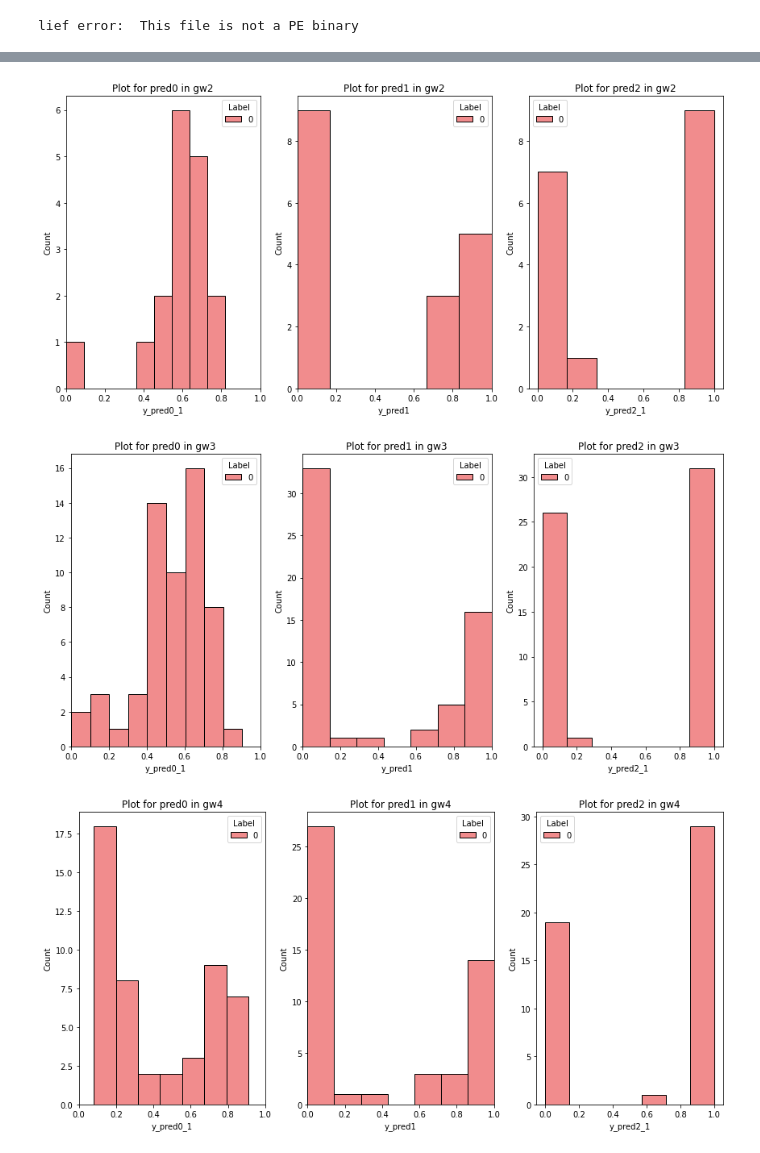
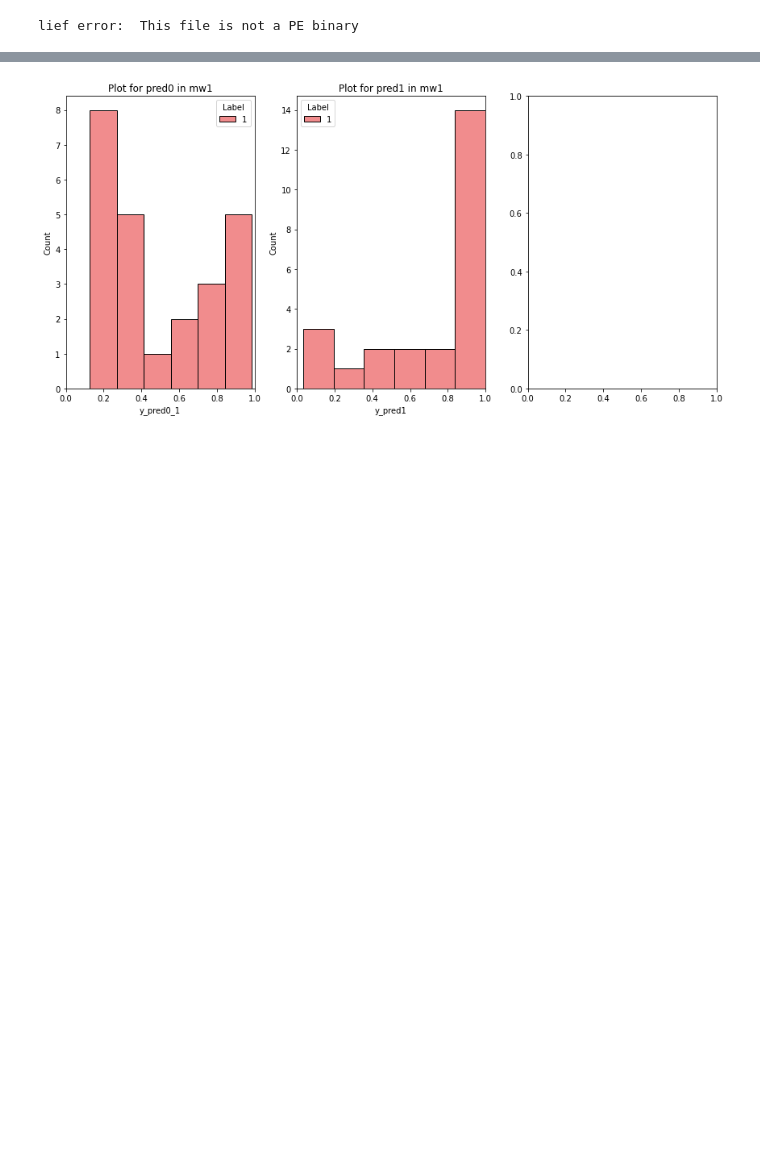
Before and after one commit to jwonnyleaf/csce689-competition, a Jupyter notebook: defender/notebooks/test_local.ipynb, the cells around one changed output, grey strips where cells are left out. Saved outputs shown, nothing was run; the diff lists cells and outputs as text; code cells hidden in the pictures; blank space fills up the shorter version.

```diff
--- a/defender/notebooks/test_local.ipynb
+++ b/defender/notebooks/test_local.ipynb
@@ -202,6 +204,6 @@ features_data, header = extract_features(data)
 # %%
-clf = joblib.load("../models/malware_classifier_v2.joblib")
-features = pickle.load(open("../models/features.pkl", "rb"))
+clf = joblib.load("../models/rf_ember_subset.joblib")
+# features = pickle.load(open("../models/features.pkl", "rb"))
 clf.predict_proba(features_data)
 # pe_features = np.array([features_data[feature] for feature in features])
 # y_pred = clf.predict_proba([pe_features])
@@ -227,5 +229,5 @@ model.load_state_dict(torch.load(weight_path))
 model.to(device)
 model.eval()
 input = torch.tensor(header).unsqueeze(0).to(device)
-y_pred2 = sigmoid(model(input))
+y_pred2 = torch.sigmoid(model(input))
 # %% [markdown]
@@ -402,4 +405,4 @@ NameError: name 'df' is not defined
 # %%
-df = pd.read_csv("all_reults_v2.csv", index_col=0)
+df = pd.read_csv("all_reults_v4.csv", index_col=0)
 df.head()
 # %% [output]
@@ -428,12 +414,0 @@ df[df['Dataset']=='gw6']
-# %%
-def pipeline(malconv, rf):
-    if malconv > 0.5 :
-        return 1
-    elif rf > 0.5:
-        return 1
-    else:
-        return 0
-
-
-df['pipeline'] = df.apply(lambda x: pipeline(x['y_pred1'], x['y_pred0_1']), axis=1)
-df.head()
@@ -480,15 +494,16 @@ df_viz = df
 # Adding new columns for predicted labels
 df_viz['pred0_label'] = df_viz[['y_pred0_0', 'y_pred0_1']].idxmax(axis=1).apply(lambda x: int(x[-1]))
 df_viz['pred1_label'] = (df_viz['y_pred1'] > 0.5).astype(int)
-df_viz['pred2_label'] = df_viz[['y_pred2_0', 'y_pred2_1']].idxmax(axis=1).apply(lambda x: int(x[-1]))
+# df_viz['pred2_label'] = df_viz[['y_pred2_0', 'y_pred2_1']].idxmax(axis=1).apply(lambda x: int(x[-1]))
 
 
 # Adding columns for correctness
 df_viz['correct_pred0'] = (df_viz['pred0_label'] == df_viz['Label']).astype(int)
 df_viz['correct_pred1'] = (df_viz['pred1_label'] == df_viz['Label']).astype(int)
-df_viz['correct_pred2'] = (df_viz['pred2_label'] == df_viz['Label']).astype(int)
+# df_viz['correct_pred2'] = (df_viz['pred2_label'] == df_viz['Label']).astype(int)
 
-datasets = df_viz['Dataset'].unique()
+# datasets = df_viz['Dataset'].unique()
+datasets = ["mw1"]
 for dataset in datasets:
     plt.figure(figsize=(12, 6))
 
@@ -503,38 +518,36 @@ for dataset in datasets:
     #                 palette='Set1', markers=True, legend='full')
     # col_name = 'y_pred0_0' if "gw" in dataset else 'y_pred0_1'
     sns.histplot(data=data_subset, x='y_pred0_1', hue='Label', palette='Set1', fill=True)
     plt.title(f'Plot for pred0 in {dataset}')
     # plt.xlabel('Benign Probability')
     # plt.ylabel('Malware Probability')
     plt.xlim(0, 1)  # Set the x-axis limits from 0 to 1
     # plt.ylim(0, 1)  # Set the y-axis limits from 0 to 1
 
     plt.subplot(1, 3, 2)
     # sns.scatterplot(data=data_subset, x='y_pred0_0', y='y_pred0_1', hue='correct_pred0', style='Dataset',
     #                 palette='Set1', markers=True, legend='full')
     # col_name = 'y_pred1_0' if "gw" in dataset else 'y_pred0_1'
     # plt.xlabel('Benign Probability')
     # plt.ylabel('Malware Probability')
     sns.histplot(data=data_subset, x='y_pred1', hue='Label', palette='Set1', fill=True)
     plt.title(f'Plot for pred1 in {dataset}')
     plt.xlim(0, 1)  # Set the x-axis limits from 0 to 1
     # plt.ylim(0, 1)  # Set the y-axis limits from 0 to 1
 
     # # Plot for pred2
     plt.subplot(1, 3, 3)
     # # col_name = 'y_pred2_0' if "gw" in dataset else 'y_pred2_1'
     # # sns.scatterplot(data=data_subset, x='y_pred2_0', y='y_pred2_1', hue='correct_pred2', style='Dataset',
     #                 # palette='Set1', markers=True, legend='full')
     # # plt.xlabel('Benign Probability')
     # # plt.ylabel('Malware Probability')
-    sns.histplot(data=data_subset, x='y_pred2_1', hue='Label', palette='Set1', fill=True)
-    plt.title(f'Plot for pred2 in {dataset}')
+    # sns.histplot(data=data_subset, x='y_pred2_1', hue='Label', palette='Set1', fill=True)
+    # plt.title(f'Plot for pred2 in {dataset}')
     # plt.xlim(0, 1)  # Set the x-axis limits from 0 to 1
     # plt.ylim(0, 1)  # Set the y-axis limits from 0 to 1
-    # Show plot
-    plt.tight_layout()
-    plt.show()
+    # Show plot|
+plt.tight_layout()
+plt.show()
 # %% [output]
-[figure, old version]
+[figure, new version]
-[figure, removed]
-[figure, removed]
```
Also changed, not shown: parts of 22 cells of this notebook.
